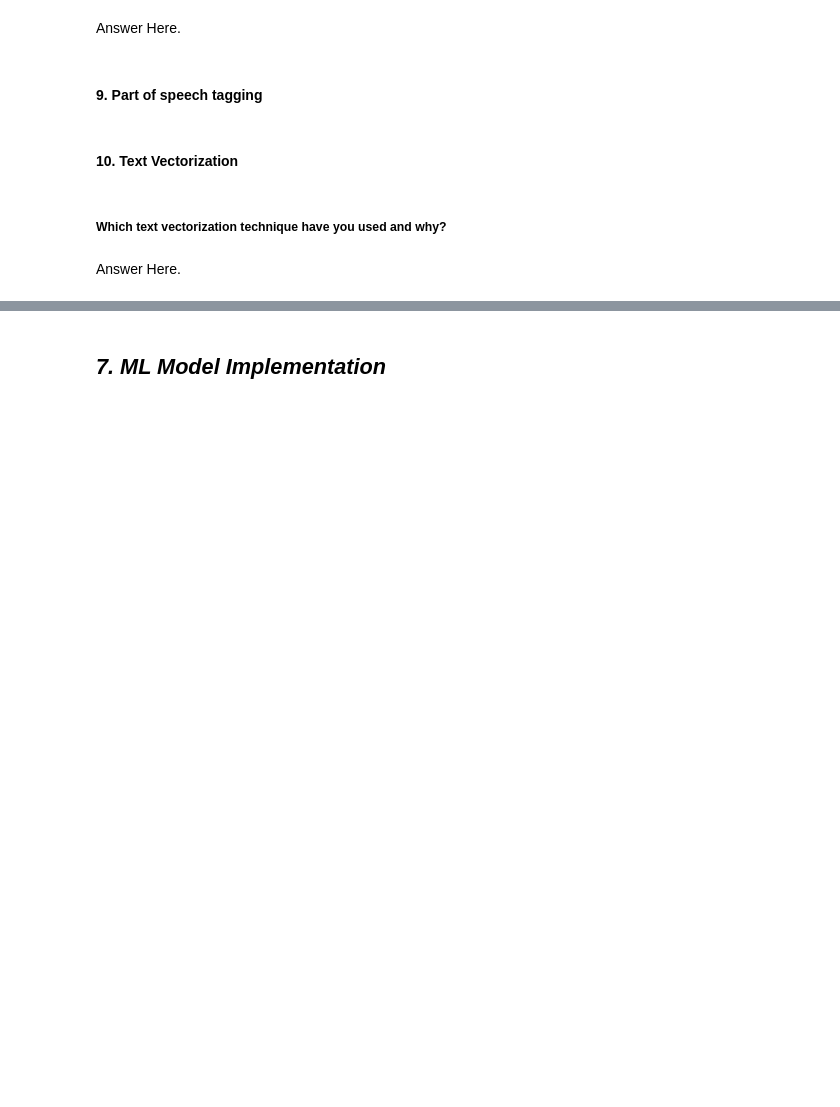
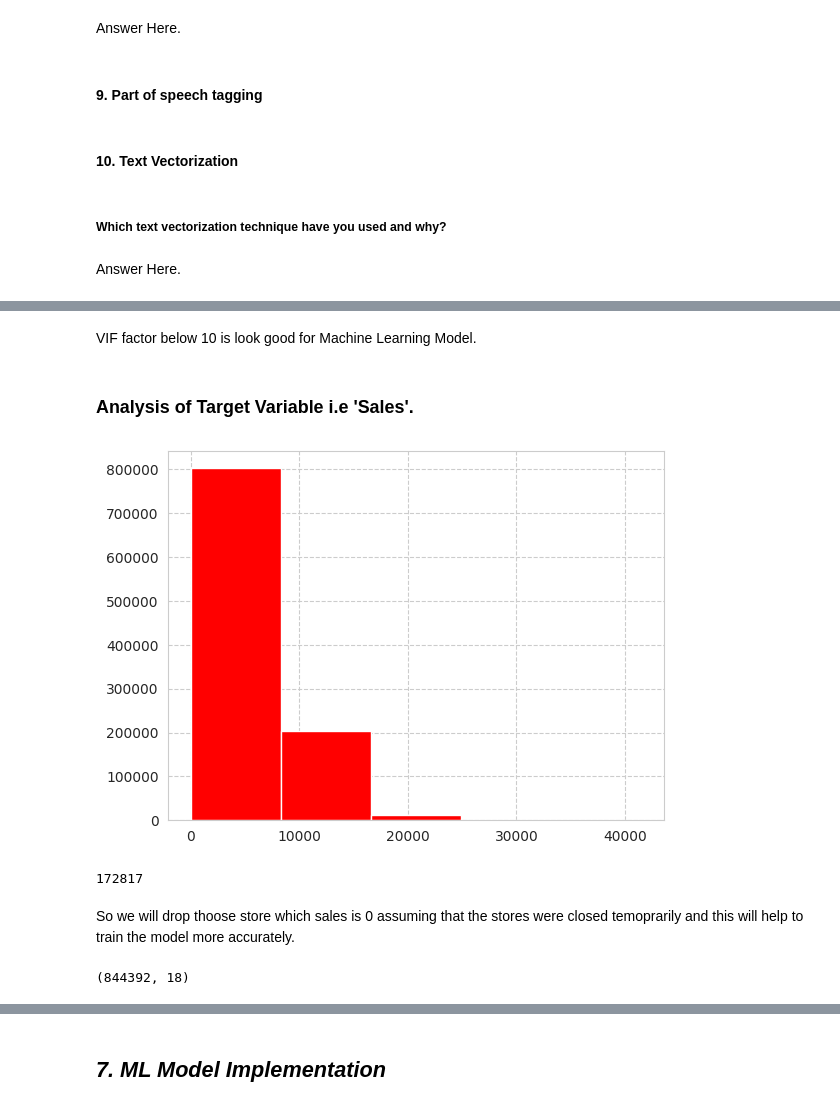
Before and after one commit to Pratikshathorat96/Retail-Sales-Prediction-ML-regression-, a Jupyter notebook: new_regression_project_on_retail_store.ipynb, the cells around one changed output, grey strips where cells are left out. Cells and saved outputs as stored; diff of their text form; code cells hidden in the pictures; blank space fills up the shorter version.

```diff
--- a/new_regression_project_on_retail_store.ipynb
+++ b/new_regression_project_on_retail_store.ipynb
@@ -1432,2 +1696,15 @@ Error:
 # %%
 # Remove White spaces
+# %%
+# Function to remove white spaces from a single text element
+def remove_white_spaces(text):
+    if isinstance(text, str):
+        return ' '.join(text.split())
+         # Join words after splitting by whitespace
+    return text
+     # Return the original value for non-string elements
+
+# Apply remove_white_spaces function to the 'text' column
+total_df['text'] = total_df['text'].apply(remove_white_spaces)
+
+print(total_df)
@@ -1523,0 +1798,16 @@ Answer Here.
+# %% [markdown]
+VIF factor below 10 is look good for Machine Learning Model.
+# %% [markdown]
+### Analysis of Target Variable i.e 'Sales'.
+# %%
+
+pd.Series(total_df['Sales'],).hist(bins=5, color="red")
+plt.show()
+# %% [output]
+[figure, added]
+# %%
+total_df[(total_df.Open == 0) & (total_df.Sales == 0)].count()[0]
+# %% [output]
+172817
+# %% [markdown]
+So we will drop thoose store which sales is 0 assuming that the stores were closed temoprarily and this will help to train the model more accurately.
@@ -1523,0 +1817,4 @@ Answer Here.
+# %%
+new_df.shape
+# %% [output]
+(844392, 18)
```
Also changed, not shown: parts of 239 cells of this notebook.
